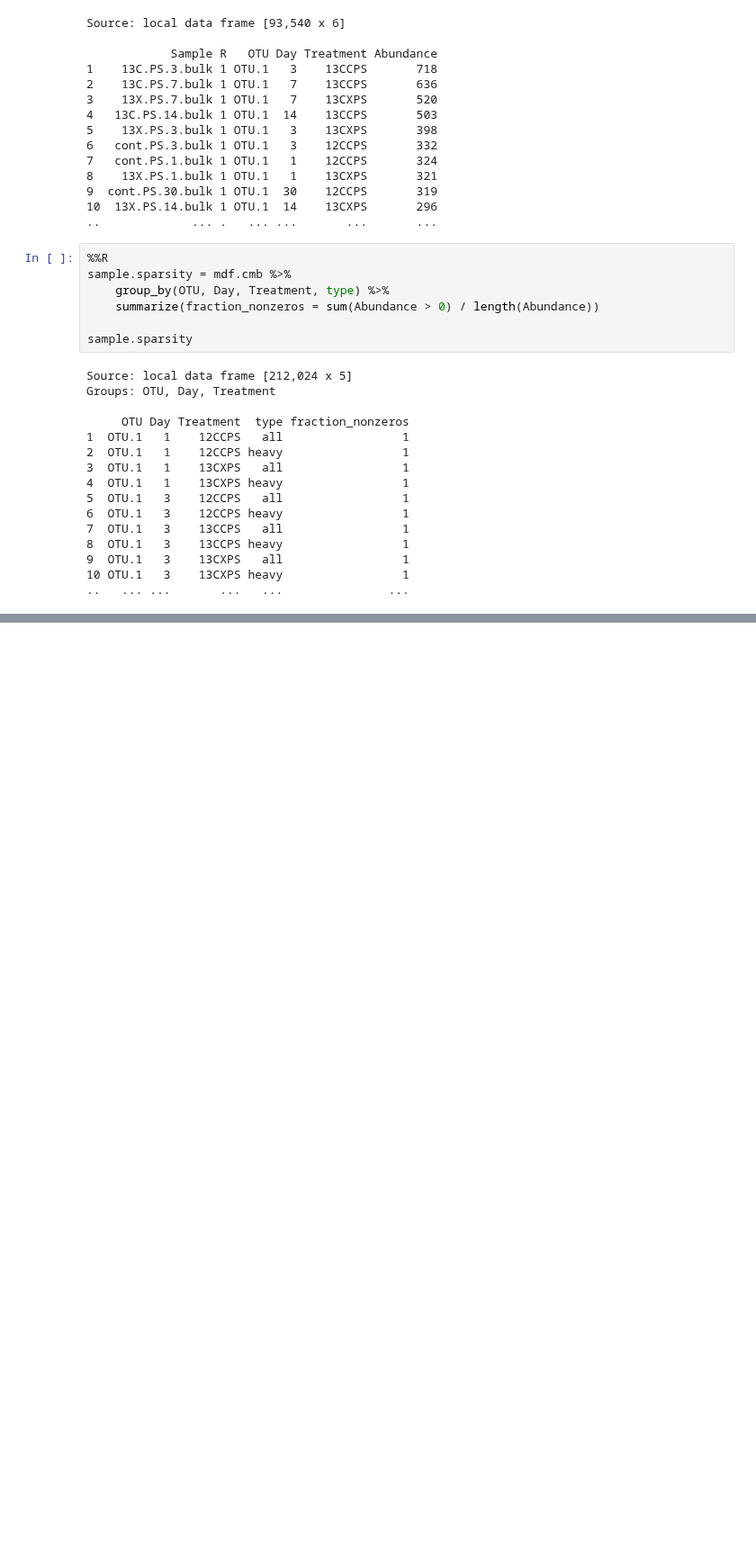
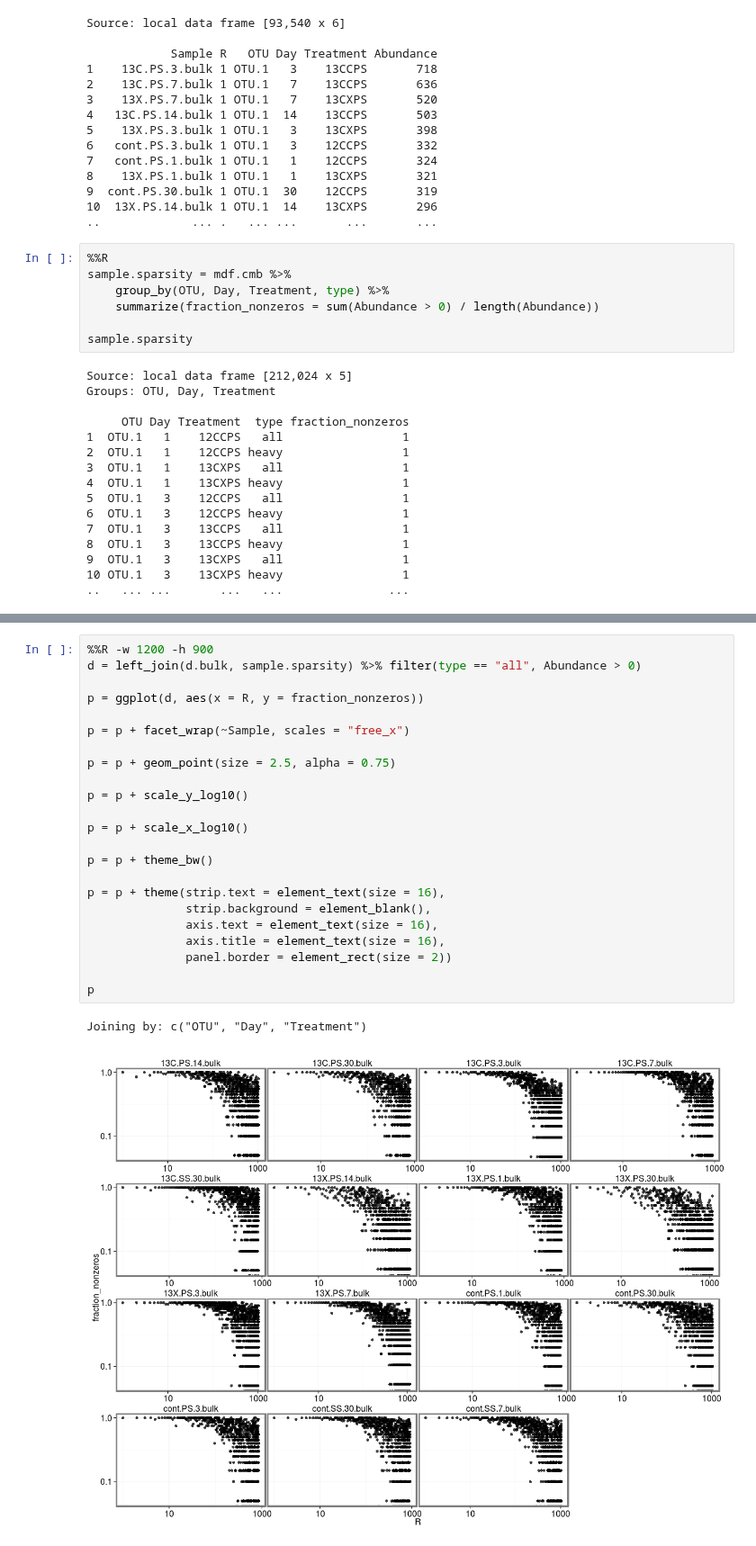
Before and after one commit to chuckpr/CSIP_succession_data_analysis, a Jupyter notebook: figures_and_stats/sparsity.ipynb, the cells around one changed output, grey strips where cells are left out. Shown at 90% size. Saved outputs shown, nothing was run; the diff lists cells and outputs as text; blank space fills up the shorter version.

```diff
--- a/figures_and_stats/sparsity.ipynb
+++ b/figures_and_stats/sparsity.ipynb
@@ -278,0 +289,26 @@ Joining by: c("OTU", "Day", "Treatment")
+# %%
+%%R -w 1200 -h 900
+d = left_join(d.bulk, sample.sparsity) %>% filter(type == "all", Abundance > 0)
+
+p = ggplot(d, aes(x = R, y = fraction_nonzeros))
+
+p = p + facet_wrap(~Sample, scales = "free_x")
+
+p = p + geom_point(size = 2.5, alpha = 0.75)
+
+p = p + scale_y_log10()
+
+p = p + scale_x_log10()
+
+p = p + theme_bw()
+
+p = p + theme(strip.text = element_text(size = 16),
+              strip.background = element_blank(),
+              axis.text = element_text(size = 16),
+              axis.title = element_text(size = 16),
+              panel.border = element_rect(size = 2))
+
+p
+# %% [output]
+Joining by: c("OTU", "Day", "Treatment")
+[figure, added]
```
Also changed, not shown: parts of 5 cells of this notebook.
